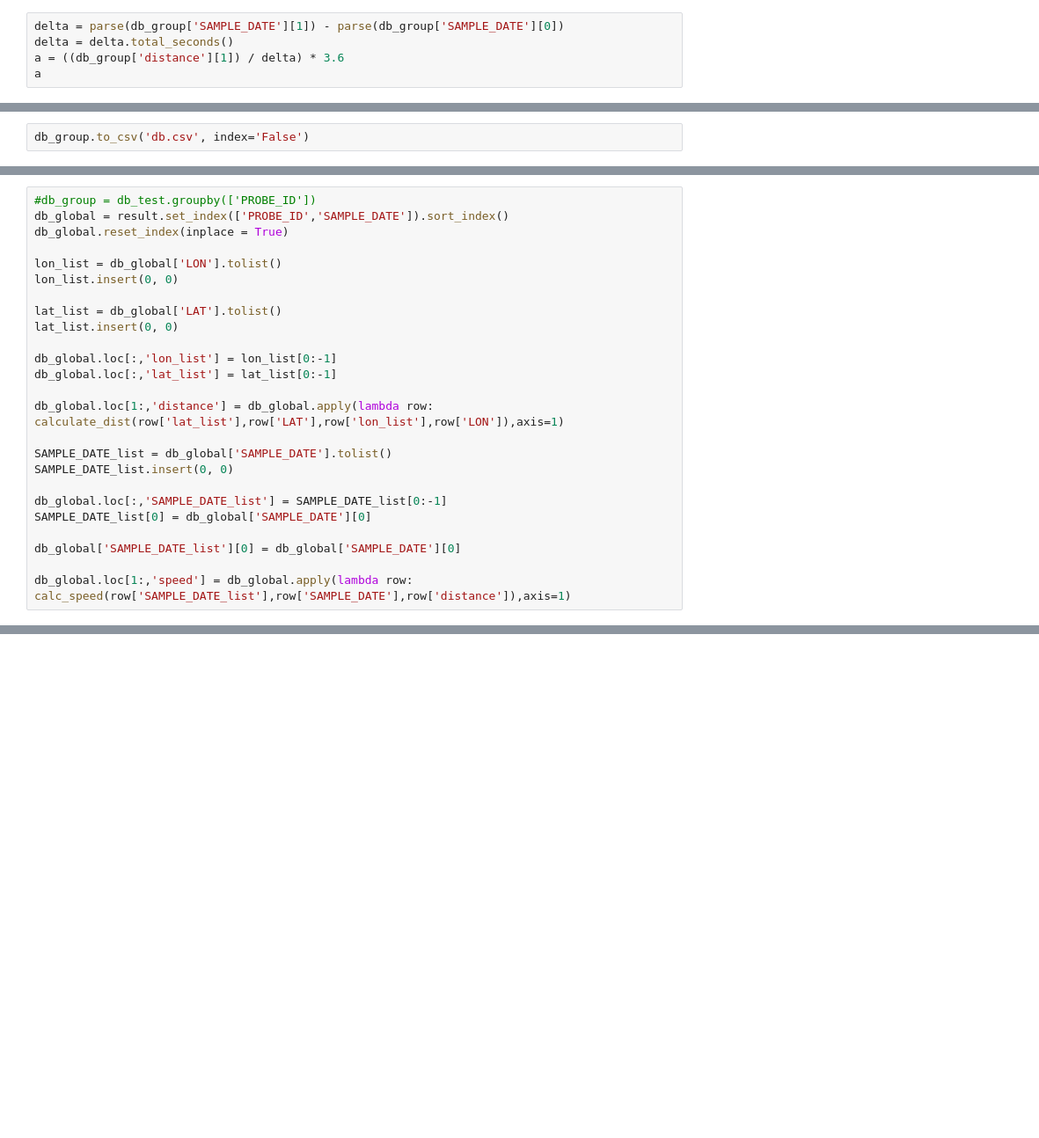
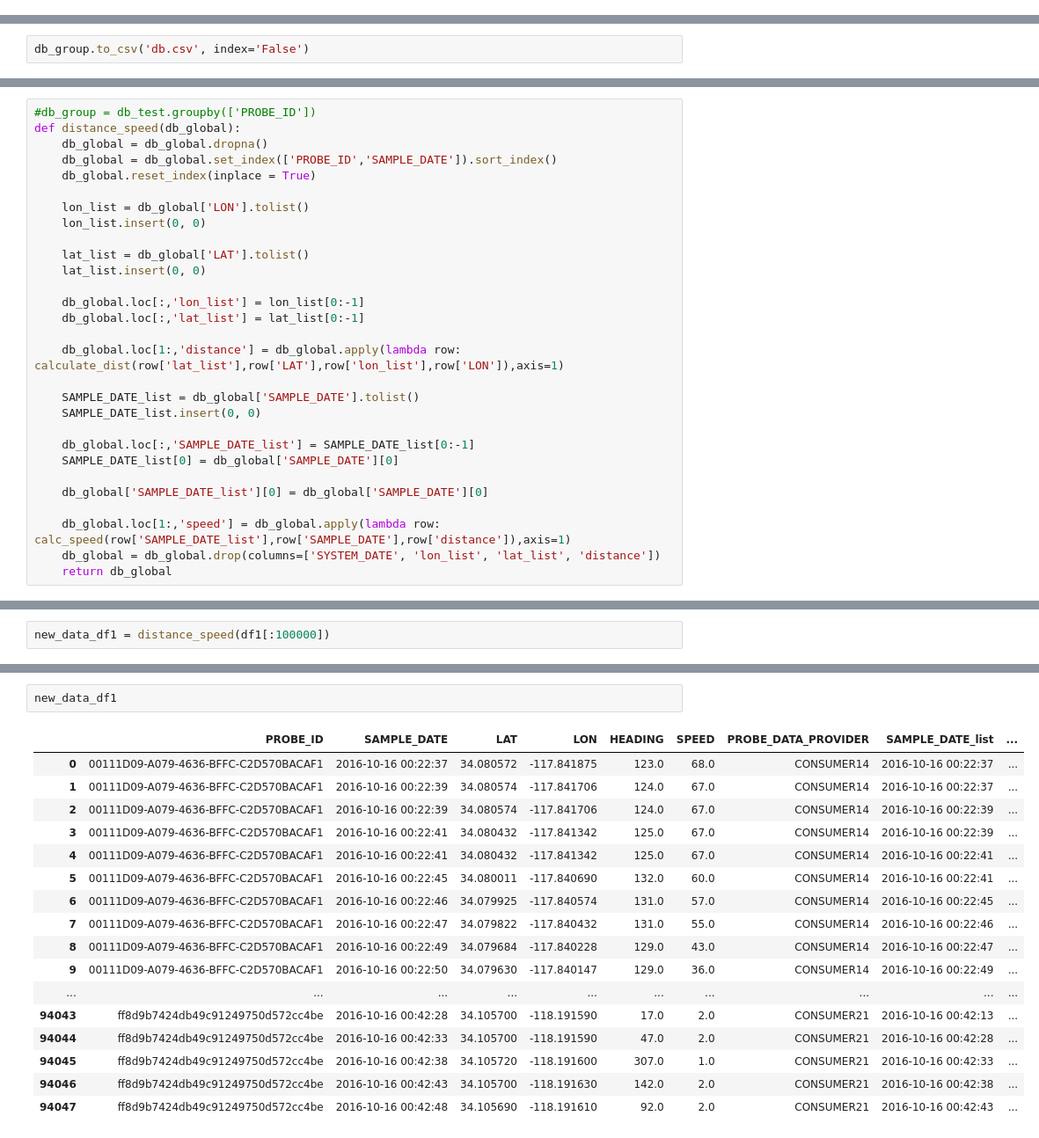
Before and after one commit to jan-xu/accident-prediction, a Jupyter notebook: Explo dataset speed.ipynb, the cells around one changed output, grey strips where cells are left out. Shown at 88% size. Cells and saved outputs as stored; diff of their text form; blank space fills up the shorter version.

```diff
--- a/Explo dataset speed.ipynb
+++ b/Explo dataset speed.ipynb
@@ -262,5 +105,0 @@ n.total_seconds()
-# %%
-delta = parse(db_group['SAMPLE_DATE'][1]) - parse(db_group['SAMPLE_DATE'][0])
-delta = delta.total_seconds()
-a = ((db_group['distance'][1]) / delta) * 3.6
-a
@@ -325,25 +124,29 @@ user_1
 # %%
 #db_group = db_test.groupby(['PROBE_ID'])
-db_global = result.set_index(['PROBE_ID','SAMPLE_DATE']).sort_index()
-db_global.reset_index(inplace = True)
+def distance_speed(db_global):
+    db_global = db_global.dropna()
+    db_global = db_global.set_index(['PROBE_ID','SAMPLE_DATE']).sort_index()
+    db_global.reset_index(inplace = True)
 
-lon_list = db_global['LON'].tolist()
-lon_list.insert(0, 0)
+    lon_list = db_global['LON'].tolist()
+    lon_list.insert(0, 0)
 
-lat_list = db_global['LAT'].tolist()
-lat_list.insert(0, 0)
+    lat_list = db_global['LAT'].tolist()
+    lat_list.insert(0, 0)
 
-db_global.loc[:,'lon_list'] = lon_list[0:-1]
-db_global.loc[:,'lat_list'] = lat_list[0:-1]
+    db_global.loc[:,'lon_list'] = lon_list[0:-1]
+    db_global.loc[:,'lat_list'] = lat_list[0:-1]
 
-db_global.loc[1:,'distance'] = db_global.apply(lambda row: calculate_dist(row['lat_list'],row['LAT'],row['lon_list'],row['LON']),axis=1)
+    db_global.loc[1:,'distance'] = db_global.apply(lambda row: calculate_dist(row['lat_list'],row['LAT'],row['lon_list'],row['LON']),axis=1)
 
-SAMPLE_DATE_list = db_global['SAMPLE_DATE'].tolist()
-SAMPLE_DATE_list.insert(0, 0)
+    SAMPLE_DATE_list = db_global['SAMPLE_DATE'].tolist()
+    SAMPLE_DATE_list.insert(0, 0)
 
-db_global.loc[:,'SAMPLE_DATE_list'] = SAMPLE_DATE_list[0:-1]
-SAMPLE_DATE_list[0] = db_global['SAMPLE_DATE'][0]
+    db_global.loc[:,'SAMPLE_DATE_list'] = SAMPLE_DATE_list[0:-1]
+    SAMPLE_DATE_list[0] = db_global['SAMPLE_DATE'][0]
 
-db_global['SAMPLE_DATE_list'][0] = db_global['SAMPLE_DATE'][0]
+    db_global['SAMPLE_DATE_list'][0] = db_global['SAMPLE_DATE'][0]
 
-db_global.loc[1:,'speed'] = db_global.apply(lambda row: calc_speed(row['SAMPLE_DATE_list'],row['SAMPLE_DATE'],row['distance']),axis=1)
+    db_global.loc[1:,'speed'] = db_global.apply(lambda row: calc_speed(row['SAMPLE_DATE_list'],row['SAMPLE_DATE'],row['distance']),axis=1)
+    db_global = db_global.drop(columns=['SYSTEM_DATE', 'lon_list', 'lat_list', 'distance'])
+    return db_global
@@ -368,0 +155,2 @@ df_global_speed.shape
+# %%
+new_data_df1 = distance_speed(df1[:100000])
@@ -368,0 +161,20 @@ df_global_speed.shape
+# %%
+new_data_df1
+# %% [output]
+|  | PROBE_ID | SAMPLE_DATE | LAT | LON | HEADING | SPEED | PROBE_DATA_PROVIDER | SAMPLE_DATE_list | ... |
+| 0 | 00111D09-A079-4636-BFFC-C2D570BACAF1 | 2016-10-16 00:22:37 | 34.080572 | -117.841875 | 123.0 | 68.0 | CONSUMER14 | 2016-10-16 00:22:37 | ... |
+| 1 | 00111D09-A079-4636-BFFC-C2D570BACAF1 | 2016-10-16 00:22:39 | 34.080574 | -117.841706 | 124.0 | 67.0 | CONSUMER14 | 2016-10-16 00:22:37 | ... |
+| 2 | 00111D09-A079-4636-BFFC-C2D570BACAF1 | 2016-10-16 00:22:39 | 34.080574 | -117.841706 | 124.0 | 67.0 | CONSUMER14 | 2016-10-16 00:22:39 | ... |
+| 3 | 00111D09-A079-4636-BFFC-C2D570BACAF1 | 2016-10-16 00:22:41 | 34.080432 | -117.841342 | 125.0 | 67.0 | CONSUMER14 | 2016-10-16 00:22:39 | ... |
+| 4 | 00111D09-A079-4636-BFFC-C2D570BACAF1 | 2016-10-16 00:22:41 | 34.080432 | -117.841342 | 125.0 | 67.0 | CONSUMER14 | 2016-10-16 00:22:41 | ... |
+| 5 | 00111D09-A079-4636-BFFC-C2D570BACAF1 | 2016-10-16 00:22:45 | 34.080011 | -117.840690 | 132.0 | 60.0 | CONSUMER14 | 2016-10-16 00:22:41 | ... |
+| 6 | 00111D09-A079-4636-BFFC-C2D570BACAF1 | 2016-10-16 00:22:46 | 34.079925 | -117.840574 | 131.0 | 57.0 | CONSUMER14 | 2016-10-16 00:22:45 | ... |
+| 7 | 00111D09-A079-4636-BFFC-C2D570BACAF1 | 2016-10-16 00:22:47 | 34.079822 | -117.840432 | 131.0 | 55.0 | CONSUMER14 | 2016-10-16 00:22:46 | ... |
+| 8 | 00111D09-A079-4636-BFFC-C2D570BACAF1 | 2016-10-16 00:22:49 | 34.079684 | -117.840228 | 129.0 | 43.0 | CONSUMER14 | 2016-10-16 00:22:47 | ... |
+| 9 | 00111D09-A079-4636-BFFC-C2D570BACAF1 | 2016-10-16 00:22:50 | 34.079630 | -117.840147 | 129.0 | 36.0 | CONSUMER14 | 2016-10-16 00:22:49 | ... |
+| ... | ... | ... | ... | ... | ... | ... | ... | ... | ... |
+| 94043 | ff8d9b7424db49c91249750d572cc4be | 2016-10-16 00:42:28 | 34.105700 | -118.191590 | 17.0 | 2.0 | CONSUMER21 | 2016-10-16 00:42:13 | ... |
+| 94044 | ff8d9b7424db49c91249750d572cc4be | 2016-10-16 00:42:33 | 34.105700 | -118.191590 | 47.0 | 2.0 | CONSUMER21 | 2016-10-16 00:42:28 | ... |
+| 94045 | ff8d9b7424db49c91249750d572cc4be | 2016-10-16 00:42:38 | 34.105720 | -118.191600 | 307.0 | 1.0 | CONSUMER21 | 2016-10-16 00:42:33 | ... |
+| 94046 | ff8d9b7424db49c91249750d572cc4be | 2016-10-16 00:42:43 | 34.105700 | -118.191630 | 142.0 | 2.0 | CONSUMER21 | 2016-10-16 00:42:38 | ... |
+| 94047 | ff8d9b7424db49c91249750d572cc4be | 2016-10-16 00:42:48 | 34.105690 | -118.191610 | 92.0 | 2.0 | CONSUMER21 | 2016-10-16 00:42:43 | ... |
```
Also changed, not shown: parts of 23 cells of this notebook.
